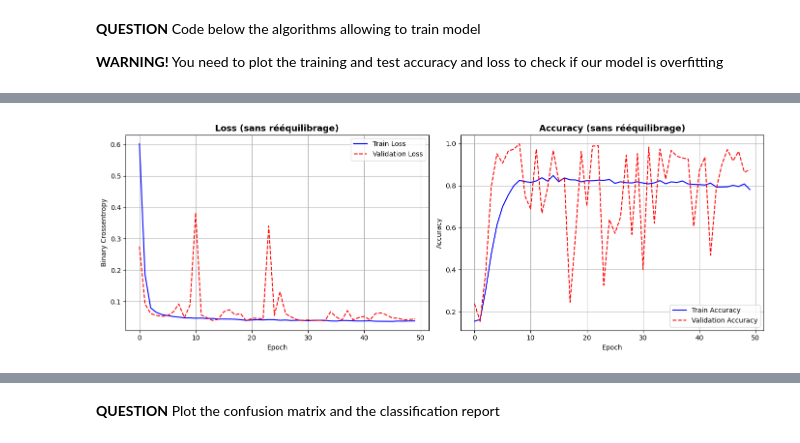
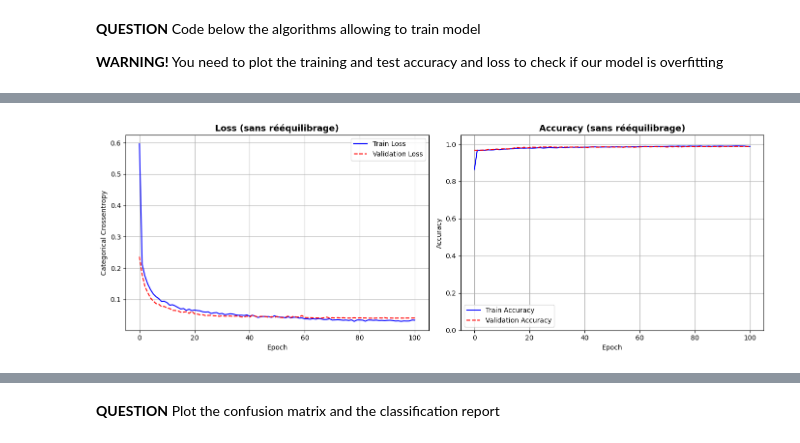
Before and after one commit to Tichow/Projet_Maintenance_Predictive, a Jupyter notebook: notebook/TP_IA_EMBARQUEE.ipynb, the cells around one changed output, grey strips where cells are left out. Drawn from its saved outputs; the diff is of its cells as text; code cells hidden in the pictures.

Commit message:
feat(training) : creation du modèle et entrainement, et corrections incohérences dans les réponses précédentes suite à un nouveau run

```diff
--- a/notebook/TP_IA_EMBARQUEE.ipynb
+++ b/notebook/TP_IA_EMBARQUEE.ipynb
@@ -347,42 +383,49 @@ Model: "sequential_1"
 
 **WARNING!** You need to plot the training and test accuracy and loss to check if our model is overfitting
 # %%
-# entraînement du modèle sur 50 epochs avec un batch size de 32
-# on utilise 10% des données d'entraînement comme validation set pour surveiller l'overfitting
+# Entraînement sur le dataset brut (sans rééquilibrage)
+# Pas de class_weight ni sample_weight : le but est de montrer l'impact du déséquilibre
+
+early_stop = EarlyStopping(
+    monitor='val_loss', patience=15, restore_best_weights=True, verbose=1
+)
+reduce_lr = ReduceLROnPlateau(
+    monitor='val_loss', factor=0.5, patience=7, min_lr=1e-6, verbose=1
+)
+
 history = model.fit(
     X_train, Y_train,
-    epochs=50,
-    batch_size=32,
-    validation_split=0.1,
+    epochs=150,
+    batch_size=64,
+    validation_data=(X_test, Y_test),
+    callbacks=[early_stop, reduce_lr],
     verbose=1
 )
 
-# --- visualisation des courbes d'entraînement ---
-fig, (ax1, ax2) = plt.subplots(1, 2, figsize=(14, 5))
+# --- Visualisation : Loss + Accuracy ---
+fig, axes = plt.subplots(1, 2, figsize=(14, 5))
 
-# courbe de loss
-ax1.plot(history.history['loss'],     label='Train Loss',      color='blue')
-ax1.plot(history.history['val_loss'], label='Validation Loss', color='red', linestyle='--')
-ax1.set_title('Loss (sans rééquilibrage)', fontsize=13, fontweight='bold')
-ax1.set_xlabel('Epoch')
-ax1.set_ylabel('Binary Crossentropy')
-ax1.legend()
-ax1.grid(True)
+axes[0].plot(history.history['loss'],     label='Train Loss',      color='blue')
+axes[0].plot(history.history['val_loss'], label='Validation Loss', color='red', linestyle='--')
+axes[0].set_title('Loss (sans rééquilibrage)', fontsize=13, fontweight='bold')
+axes[0].set_xlabel('Epoch')
+axes[0].set_ylabel('Categorical Crossentropy')
+axes[0].legend()
+axes[0].grid(True)
 
-# courbe d'accuracy
-ax2.plot(history.history['accuracy'],     label='Train Accuracy',      color='blue')
-ax2.plot(history.history['val_accuracy'], label='Validation Accuracy', color='red', linestyle='--')
-ax2.set_title('Accuracy (sans rééquilibrage)', fontsize=13, fontweight='bold')
-ax2.set_xlabel('Epoch')
-ax2.set_ylabel('Accuracy')
-ax2.legend()
-ax2.grid(True)
+axes[1].plot(history.history['accuracy'],     label='Train Accuracy',      color='blue')
+axes[1].plot(history.history['val_accuracy'], label='Validation Accuracy', color='red', linestyle='--')
+axes[1].set_title('Accuracy (sans rééquilibrage)', fontsize=13, fontweight='bold')
+axes[1].set_xlabel('Epoch')
+axes[1].set_ylabel('Accuracy')
+axes[1].set_ylim(0, 1.05)
+axes[1].legend()
+axes[1].grid(True)
 
 plt.tight_layout()
 plt.savefig('../images/training_curves_no_balance.png', dpi=150)
 plt.show()
 
-# affichage des métriques finales sur le les data de test
 test_loss, test_acc = model.evaluate(X_test, Y_test, verbose=0)
 print(f"\nTest Loss     : {test_loss:.4f}")
 print(f"Test Accuracy : {test_acc:.4f}")
@@ -407 +450 @@ Epoch 50/50
-[figure, old version]
+[figure, new version]
```
Also changed, not shown: parts of 18 cells of this notebook, 4 other files.
